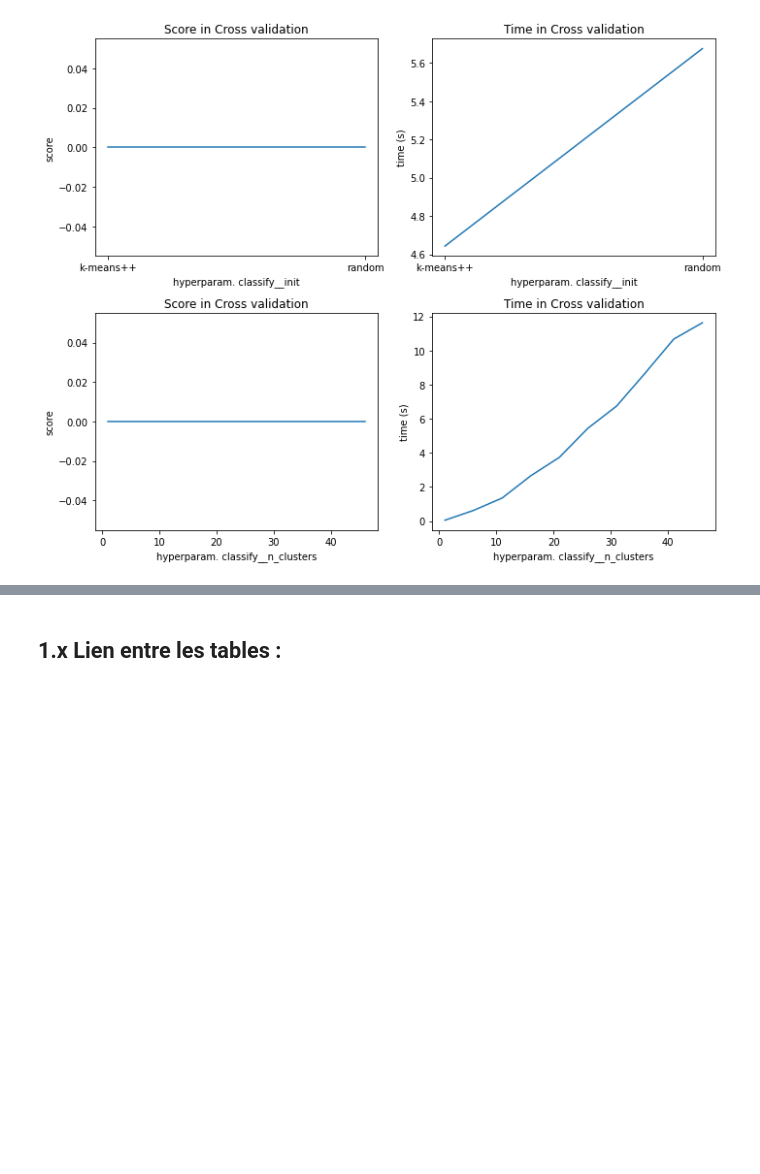
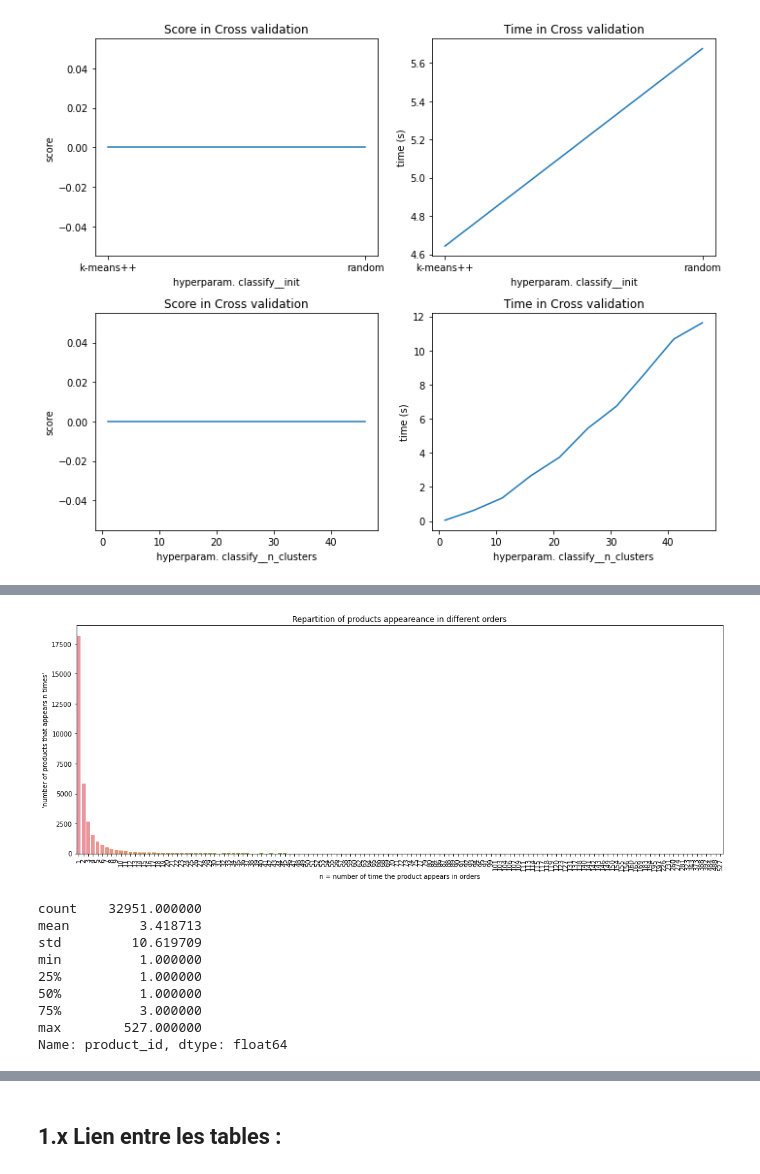
Before and after one commit to ClaireGayral/formation_openclassroom, a Jupyter notebook: P4_gayral_claire/analyse_exploratoire.ipynb, the cells around one changed output, grey strips where cells are left out. Cells and saved outputs as stored; diff of their text form; code cells hidden in the pictures; blank space fills up the shorter version.

```diff
--- a/P4_gayral_claire/analyse_exploratoire.ipynb
+++ b/P4_gayral_claire/analyse_exploratoire.ipynb
@@ -1189,0 +1200,24 @@ my_orders["order_purchase_date"]
+# %%
+
+tmp = order_items.product_id.value_counts().value_counts()
+plt.figure(figsize=(15,6))
+sns.barplot(x=tmp.index, y=tmp.values)
+plt.xticks(rotation=90)
+plt.title("Repartition of products appeareance in different orders")
+plt.xlabel("n = number of time the product appears in orders")
+plt.ylabel("'number of products that appears n times'")
+plt.tight_layout()
+plt.show()
+product_nb_appearance = order_items.product_id.value_counts()
+print(product_nb_appearance.describe())
+# %% [output]
+[figure, added]
+count    32951.000000
+mean         3.418713
+std         10.619709
+min          1.000000
+25%          1.000000
+50%          1.000000
+75%          3.000000
+max        527.000000
+Name: product_id, dtype: float64
```
Also changed, not shown: parts of 87 cells of this notebook, 5 other files.
